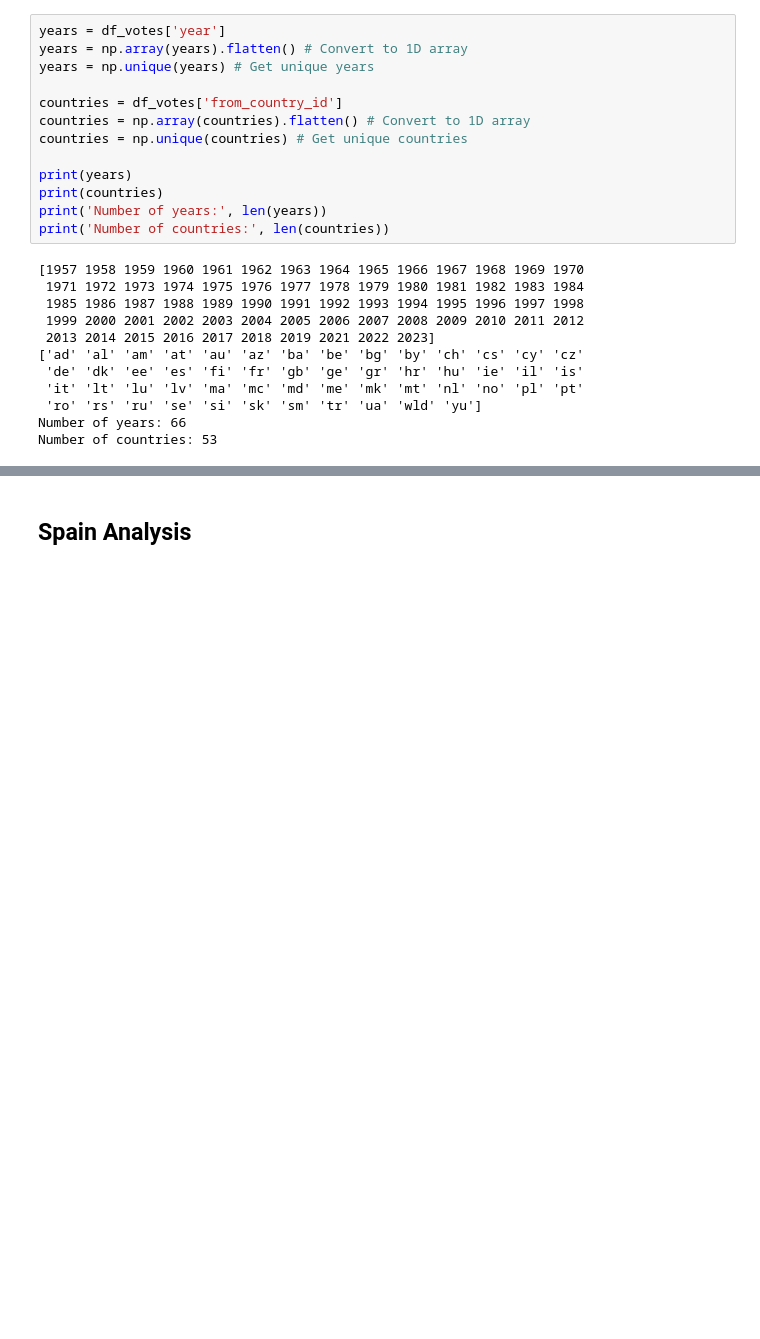
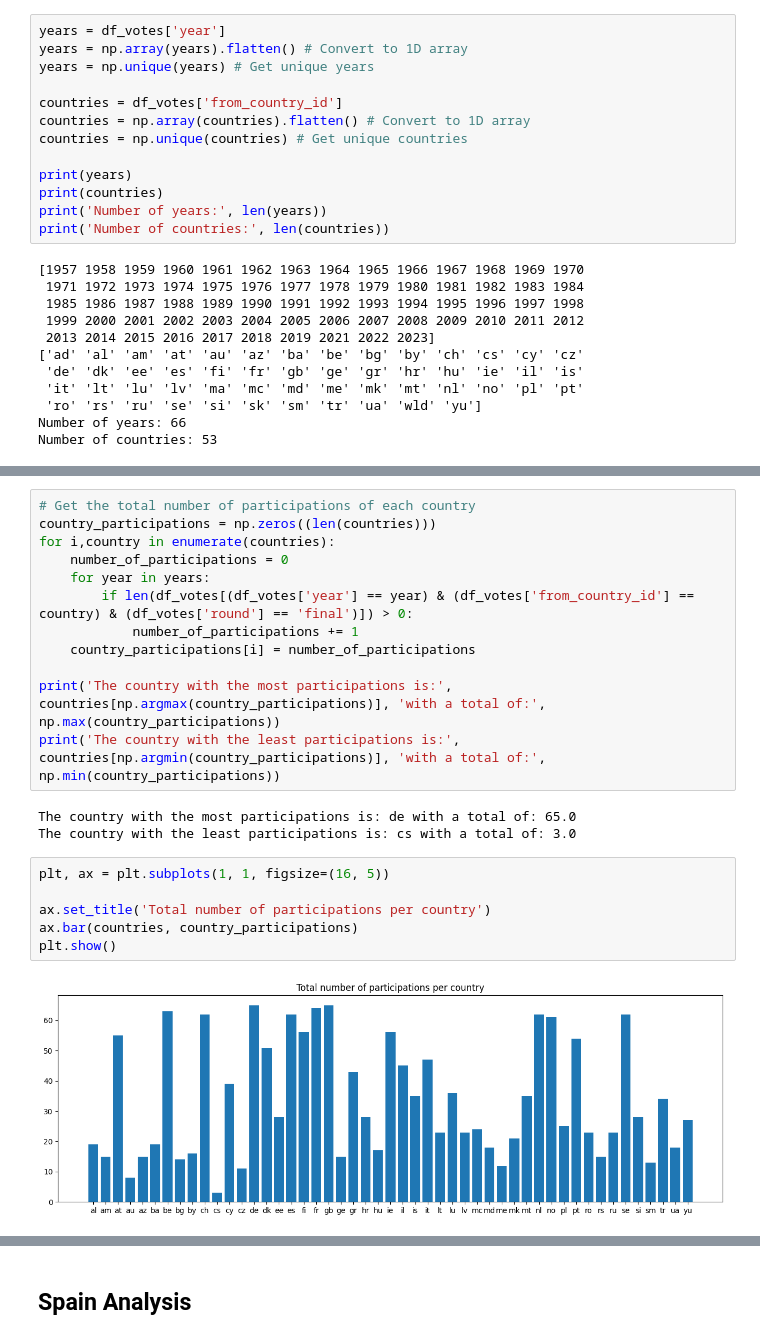
Before and after one commit to Mate1Coll/Eurovision_Contest_Analysis, a Jupyter notebook: test.ipynb, the cells around one changed output, grey strips where cells are left out. Cells and saved outputs as stored; diff of their text form; blank space fills up the shorter version.

```diff
--- a/test.ipynb
+++ b/test.ipynb
@@ -102,0 +96,23 @@ plt.xticks(rotation=90, fontsize=8)
+# %%
+# Get the total number of participations of each country
+country_participations = np.zeros((len(countries)))
+for i,country in enumerate(countries):
+    number_of_participations = 0
+    for year in years:
+        if len(df_votes[(df_votes['year'] == year) & (df_votes['from_country_id'] == country) & (df_votes['round'] == 'final')]) > 0:
+            number_of_participations += 1
+    country_participations[i] = number_of_participations
+
+print('The country with the most participations is:', countries[np.argmax(country_participations)], 'with a total of:', np.max(country_participations))
+print('The country with the least participations is:', countries[np.argmin(country_participations)], 'with a total of:', np.min(country_participations))
+# %% [output]
+The country with the most participations is: de with a total of: 65.0
+The country with the least participations is: cs with a total of: 3.0
+# %%
+plt, ax = plt.subplots(1, 1, figsize=(16, 5))
+
+ax.set_title('Total number of participations per country')
+ax.bar(countries, country_participations)
+plt.show()
+# %% [output]
+[figure, added]
```
Also changed, not shown: parts of 11 cells of this notebook.
